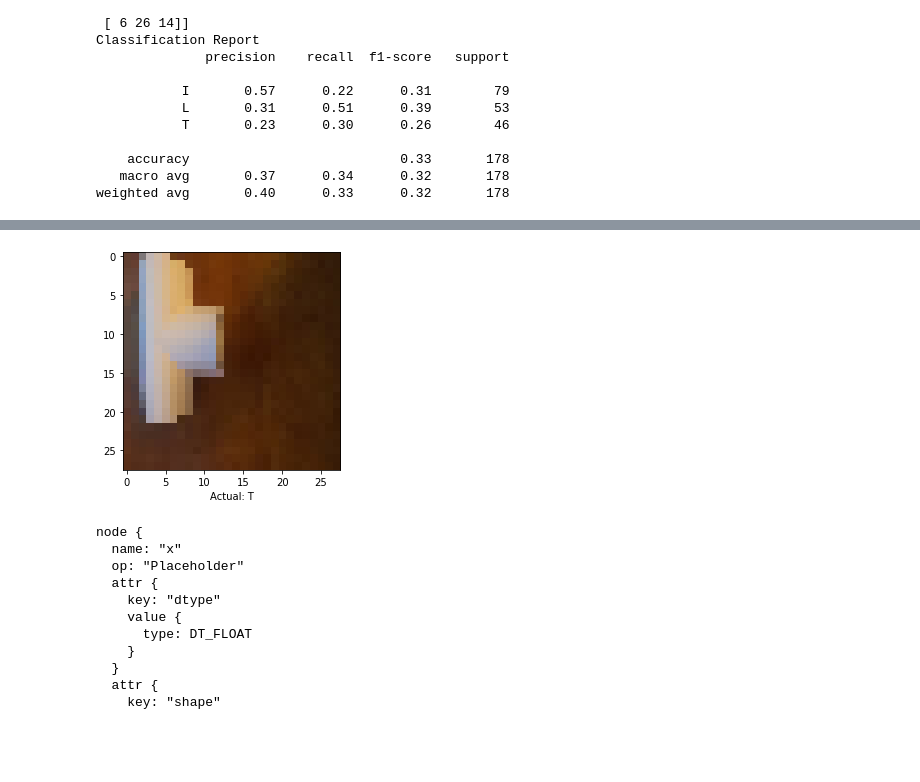
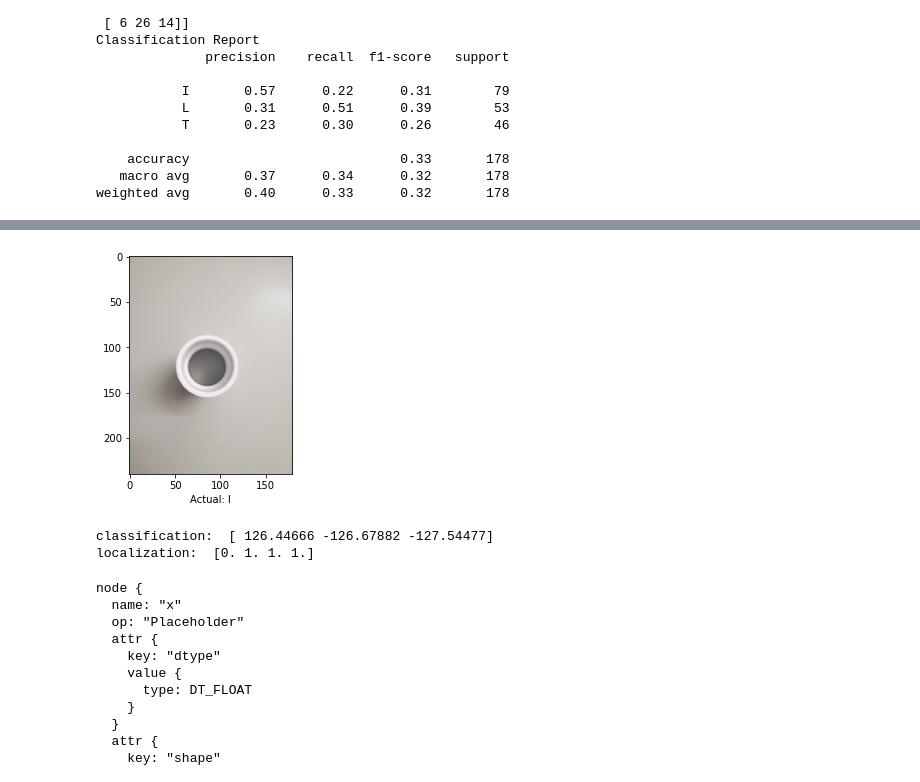
Before and after one commit to samihaelahi28/Capstone-Occluded-Object-Detection, a Jupyter notebook: Model-NewVersion_0.ipynb, the cells around one changed output, grey strips where cells are left out. Saved outputs shown, nothing was run; the diff lists cells and outputs as text; code cells hidden in the pictures; blank space fills up the shorter version.

Commit message:
Add files via upload
Updated with non-functional localization

```diff
--- a/Model-NewVersion_0.ipynb
+++ b/Model-NewVersion_0.ipynb
@@ -696,18 +718,30 @@ plot_confusion_matrix(df_confusion)
 # %%
 #HERE I WANT TO GIVE DIRECTORY OF AN IMAGE AND HAVE MODEL PREDICT WHAT IT IS
 from tensorflow.keras.preprocessing import image
-img = mpimg.imread('C:/Users/evanp/AI/Capstone/Demo_Images/T/IMG_2973.jpeg')
-img_low = image.load_img('C:/Users/evanp/AI/Capstone/Demo_Images/T/IMG_2973.jpeg', target_size=(28, 28, 1))
-#img_pred = model.predict(img)
+from tensorflow.keras.applications.resnet50 import preprocess_input, decode_predictions
+#img = mpimg.imread('C:/Users/evanp/AI/Capstone/bounded_dataset/20210909_125548 - Copy.jpg')
+#img_ = keras.preprocessing.image.load_img('C:/Users/evanp/AI/Capstone/bounded_dataset/20210909_125548 - Copy.jpg', target_size=(240, 180, 3))
+#img_low = keras.preprocessing.image.img_to_array(img_)
+#img_pred = model.predict(img_low)
 
+img_low = image.load_img('C:/Users/evanp/AI/Capstone/bounded_dataset/20210909_125548 - Copy.jpg', target_size=(240, 180, 3))
+#img_low = image.load_img('C:/Users/evanp/AI/Capstone/bounded_dataset/IMG_2895 (Custom).jpeg', target_size=(240, 180, 3))
 plt.grid(False)
-#plt.imshow(img)
 plt.imshow(img_low)
-plt.xlabel("Actual: T")
-#plt.title("Prediction: " + str(img_pred))
+plt.xlabel("Actual: I")
 plt.show()
+
+img_array = image.img_to_array(img)
+img_batch = np.expand_dims(img_array, axis=0)
+img_preprocessed = preprocess_input(img_batch)
+
+prediction = model.predict(img_preprocessed)
+print('classification: ', prediction[0][0])
+print('localization: ', prediction[1][0])
 # %% [output]
-[figure, old version]
+[figure, new version]
+classification:  [ 126.44666 -126.67882 -127.54477]
+localization:  [0. 1. 1. 1.]
 # %%
 from tensorflow import keras
 from tensorflow.python.framework.convert_to_constants import convert_variables_to_constants_v2
```
Also changed, not shown: parts of 18 cells of this notebook.
